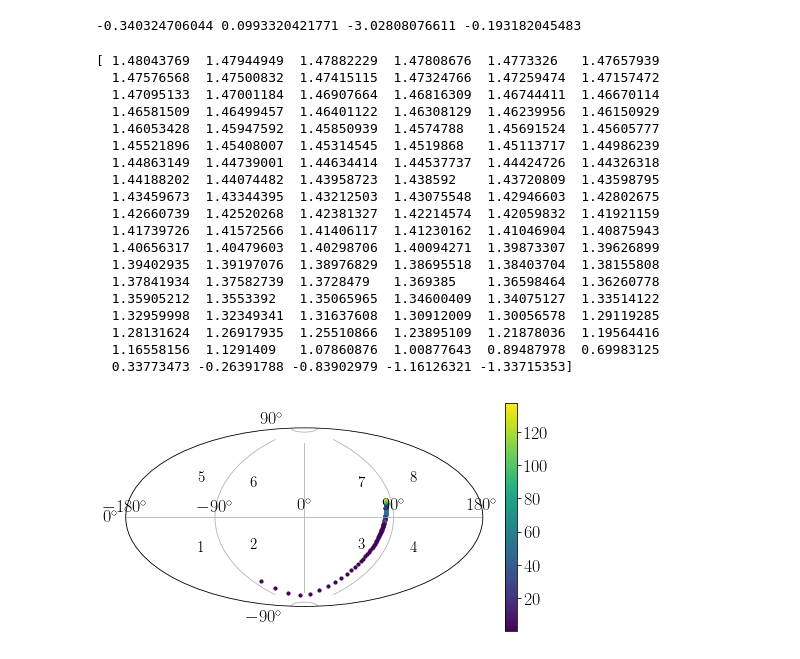
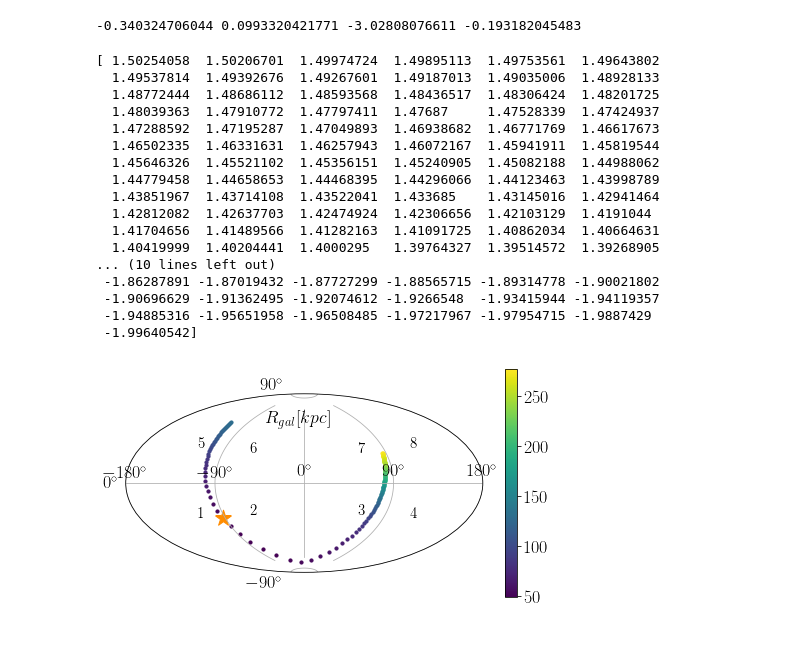
Before and after one commit to jngaravitoc/LMC-MW, a Jupyter notebook: code/LMC_orbit/LMC_orbits.ipynb, the cells around one changed output. Cells and saved outputs as stored; diff of their text form; code cells hidden in the pictures.

```diff
--- a/code/LMC_orbit/LMC_orbits.ipynb
+++ b/code/LMC_orbit/LMC_orbits.ipynb
@@ -395,15 +400,15 @@ print(min(R_gal6)-48.2, min(R_gal5)-48.2, min(R_gal4)-48.2, min(R_gal3)-48.2)
 from astropy.coordinates import SkyCoord
 from astropy import units as u
 
-norm = matplotlib.colors.Normalize(vmin=min(R_gal6),vmax=max(R_gal6))
+norm = matplotlib.colors.Normalize(vmin=min(R_gal),vmax=max(R_gal))
 c_m = matplotlib.cm.viridis
 s_m = matplotlib.cm.ScalarMappable(cmap=c_m, norm=norm)
 s_m.set_array([])
 
 
-c_gal = SkyCoord(x=(x_sat[:113]-x_gal[:113])*u.kpc,
-                 y=(y_sat[:113]-y_gal[:113])*u.kpc,
-                 z=(z_sat[:113]-z_gal[:113])*u.kpc, representation='cartesian',
+c_gal = SkyCoord(x=(x_sat-x_gal)*u.kpc,
+                 y=(y_sat-y_gal)*u.kpc,
+                 z=(z_sat-z_gal)*u.kpc, representation='cartesian',
                  frame='galactocentric')
 
 c_gal.representation = 'spherical'
@@ -417,52 +422,52 @@ b_degrees = c_gal.lat.radian
 fig = plt.figure(figsize=(8,4.2))
 ax = fig.add_subplot(111, projection="aitoff")
 print(l_degrees)
-for i in range(0, 113):
-    ax.scatter(l_degrees[i], b_degrees[i], c=s_m.to_rgba(R_gal6[i]) , s=10)
+for i in range(len(l_degrees)):
+    ax.scatter(l_degrees[i], b_degrees[i], c=s_m.to_rgba(R_gal[i]) , s=10)
+ax.scatter(l_degrees[113], b_degrees[113], c='darkorange' , s=280, marker='*')
 colorbar(s_m)
 
 ax.xaxis.set_ticks([-np.pi, -np.pi/2., 0, np.pi/2., np.pi])
 ax.xaxis.set_ticks([-np.pi, -3*np.pi/4., -np.pi/2., -np.pi/4.\
                     ,0, np.pi/4. ,np.pi/2., 3*np.pi/4., np.pi],\
                     minor=True)
 
 ax.yaxis.set_ticks([ -np.pi/2.1, 0, np.pi/2.1])
 
 ax.yaxis.set_ticks([ -np.pi/2.1, -np.pi/4., 0, np.pi/4.,\
                      np.pi/2.1], minor=True)
 
 ax.text(-np.pi/1.5, np.pi/6., '$5$', fontsize=15, color='k')
 ax.text(-np.pi/3., np.pi/6., '$6$', fontsize=15, color='k')
 ax.text(np.pi/3., np.pi/6., '$7$', fontsize=15, color='k')
 ax.text(np.pi/1.5, np.pi/6., '$8$', fontsize=15, color='k')
 ax.text(-np.pi/1.5, -np.pi/6., '$1$', fontsize=15, color='k')
 ax.text(-np.pi/3., -np.pi/6., '$2$', fontsize=15, color='k')
 ax.text(np.pi/3, -np.pi/6., '$3$', fontsize=15, color='k')
 ax.text(np.pi/1.5, -np.pi/6., '$4$', fontsize=15, color='k')
 #ax.yaxis.set_ticks([ -np.pi/2.1, 0, np.pi/2.1])
 #ax.yaxis.set_ticks([ -np.pi/2.1, 0, np.pi/2.1])
 #ax.yaxis.set_ticks([ -np.pi/2.1, 0, np.pi/2.1])
 ax.grid(which='major')
+ax.text(200, 290, '$R_{gal}[kpc]$')
 savefig('../../../MW_anisotropy/figures/LMC_orbit_aitoff.png', bbox_inches='tight', dpi=150)
 savefig('../../../MW_anisotropy/figures/LMC_orbit_aitoff.pdf', bbox_inches='tight', dpi=150)
 # %% [output]
-[ 1.48043769  1.47944949  1.47882229  1.47808676  1.4773326   1.47657939
-  1.47576568  1.47500832  1.47415115  1.47324766  1.47259474  1.47157472
-  1.47095133  1.47001184  1.46907664  1.46816309  1.46744411  1.46670114
-  1.46581509  1.46499457  1.46401122  1.46308129  1.46239956  1.46150929
-  1.46053428  1.45947592  1.45850939  1.4574788   1.45691524  1.45605777
-  1.45521896  1.45408007  1.45314545  1.4519868   1.45113717  1.44986239
-  1.44863149  1.44739001  1.44634414  1.44537737  1.44424726  1.44326318
-  1.44188202  1.44074482  1.43958723  1.438592    1.43720809  1.43598795
-  1.43459673  1.43344395  1.43212503  1.43075548  1.42946603  1.42802675
-  1.42660739  1.42520268  1.42381327  1.42214574  1.42059832  1.41921159
-  1.41739726  1.41572566  1.41406117  1.41230162  1.41046904  1.40875943
-  1.40656317  1.40479603  1.40298706  1.40094271  1.39873307  1.39626899
-  1.39402935  1.39197076  1.38976829  1.38695518  1.38403704  1.38155808
-  1.37841934  1.37582739  1.3728479   1.369385    1.36598464  1.36260778
-  1.35905212  1.3553392   1.35065965  1.34600409  1.34075127  1.33514122
-  1.32959998  1.32349341  1.31637608  1.30912009  1.30056578  1.29119285
-  1.28131624  1.26917935  1.25510866  1.23895109  1.21878036  1.19564416
-  1.16558156  1.1291409   1.07860876  1.00877643  0.89487978  0.69983125
-  0.33773473 -0.26391788 -0.83902979 -1.16126321 -1.33715353]
+[ 1.50254058  1.50206701  1.49974724  1.49895113  1.49753561  1.49643802
+  1.49537814  1.49392676  1.49267601  1.49187013  1.49035006  1.48928133
+  1.48772444  1.48686112  1.48593568  1.48436517  1.48306424  1.48201725
+  1.48039363  1.47910772  1.47797411  1.47687     1.47528339  1.47424937
+  1.47288592  1.47195287  1.47049893  1.46938682  1.46771769  1.46617673
+  1.46502335  1.46331631  1.46257943  1.46072167  1.45941911  1.45819544
+  1.45646326  1.45521102  1.45356151  1.45240905  1.45082188  1.44988062
+  1.44779458  1.44658653  1.44468395  1.44296066  1.44123463  1.43998789
+  1.43851967  1.43714108  1.43522041  1.433685    1.43145016  1.42941464
+  1.42812082  1.42637703  1.42474924  1.42306656  1.42103129  1.4191044
+  1.41704656  1.41489566  1.41282163  1.41091725  1.40862034  1.40664631
+  1.40419999  1.40204441  1.4000295   1.39764327  1.39514572  1.39268905
+... (10 lines left out)
+ -1.86287891 -1.87019432 -1.87727299 -1.88565715 -1.89314778 -1.90021802
+ -1.90696629 -1.91362495 -1.92074612 -1.9266548  -1.93415944 -1.94119357
+ -1.94885316 -1.95651958 -1.96508485 -1.97217967 -1.97954715 -1.9887429
+ -1.99640542]
-[figure, old version]
+[figure, new version]
```
Also changed, not shown: parts of 3 cells of this notebook.
